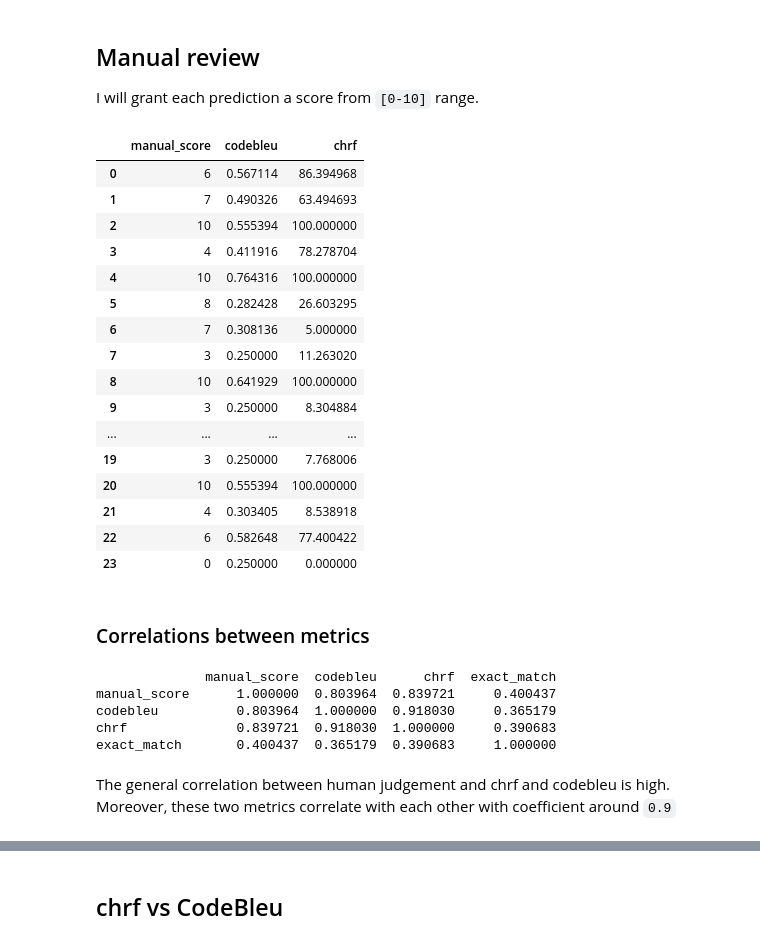
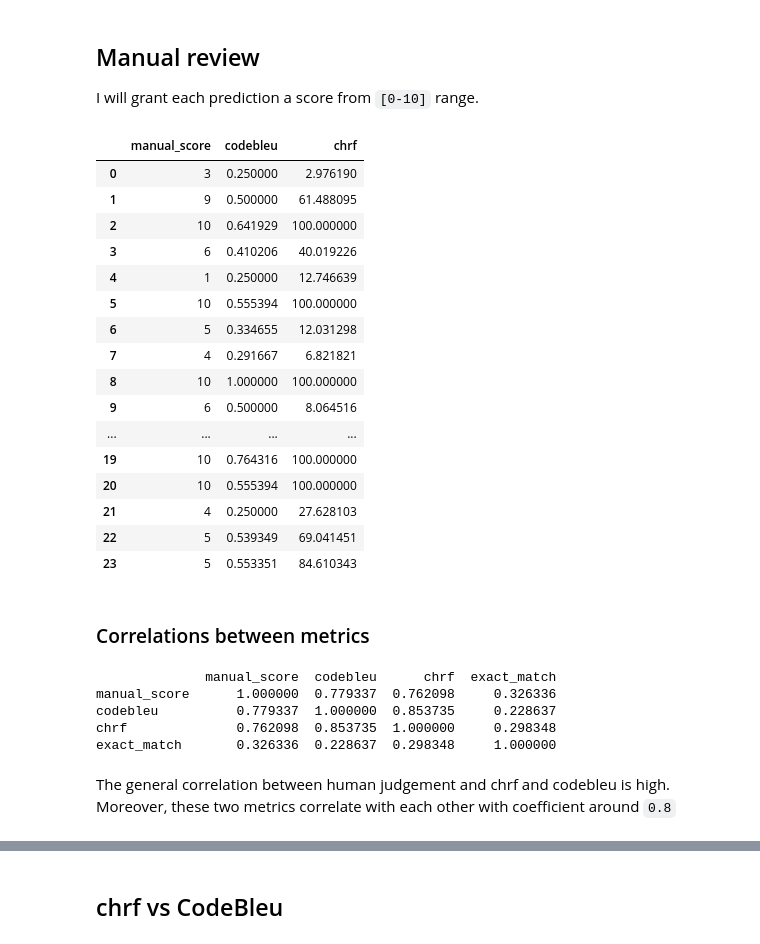
Before and after one commit to SzymonKozl/jetbrains_ai_evaluation_2025, a Jupyter notebook: eval.ipynb, the cells around one changed output, grey strips where cells are left out. Saved outputs shown, nothing was run; the diff lists cells and outputs as text; code cells hidden in the pictures.

```diff
--- a/eval.ipynb
+++ b/eval.ipynb
@@ -186,38 +229,38 @@ In this case, the CodeBleu might not be as accurate as in whole corpus case as w
 ## Manual review
 I will grant each prediction a score from `[0-10]` range.
 # %%
-frame['manual_score'] = [6, 7, 10, 4, 10, 8, 7, 3, 10, 3] + [10, 4, 0, 4, 4, 10, 0, 0, 7, 3] + [10, 4, 6, 0]
+frame['manual_score'] = [3, 9, 10, 6, 1, 10, 5, 4, 10, 6] + [4, 3, 2, 5, 4, 0, 3, 5, 6, 10] + [10, 4, 5, 5]
 frame[['manual_score', 'codebleu', 'chrf']]
 # %% [output]
 |  | manual_score | codebleu | chrf |
-| 0 | 6 | 0.567114 | 86.394968 |
-| 1 | 7 | 0.490326 | 63.494693 |
-| 2 | 10 | 0.555394 | 100.000000 |
-| 3 | 4 | 0.411916 | 78.278704 |
-| 4 | 10 | 0.764316 | 100.000000 |
-| 5 | 8 | 0.282428 | 26.603295 |
-| 6 | 7 | 0.308136 | 5.000000 |
-| 7 | 3 | 0.250000 | 11.263020 |
-| 8 | 10 | 0.641929 | 100.000000 |
-| 9 | 3 | 0.250000 | 8.304884 |
+| 0 | 3 | 0.250000 | 2.976190 |
+| 1 | 9 | 0.500000 | 61.488095 |
+| 2 | 10 | 0.641929 | 100.000000 |
+| 3 | 6 | 0.410206 | 40.019226 |
+| 4 | 1 | 0.250000 | 12.746639 |
+| 5 | 10 | 0.555394 | 100.000000 |
+| 6 | 5 | 0.334655 | 12.031298 |
+| 7 | 4 | 0.291667 | 6.821821 |
+| 8 | 10 | 1.000000 | 100.000000 |
+| 9 | 6 | 0.500000 | 8.064516 |
 | ... | ... | ... | ... |
-| 19 | 3 | 0.250000 | 7.768006 |
+| 19 | 10 | 0.764316 | 100.000000 |
 | 20 | 10 | 0.555394 | 100.000000 |
-| 21 | 4 | 0.303405 | 8.538918 |
-| 22 | 6 | 0.582648 | 77.400422 |
-| 23 | 0 | 0.250000 | 0.000000 |
+| 21 | 4 | 0.250000 | 27.628103 |
+| 22 | 5 | 0.539349 | 69.041451 |
+| 23 | 5 | 0.553351 | 84.610343 |
 # %% [markdown]
 ### Correlations between metrics
 # %%
 print(frame[["manual_score", "codebleu", "chrf", "exact_match"]].corr())
 # %% [output]
               manual_score  codebleu      chrf  exact_match
-manual_score      1.000000  0.803964  0.839721     0.400437
-codebleu          0.803964  1.000000  0.918030     0.365179
-chrf              0.839721  0.918030  1.000000     0.390683
-exact_match       0.400437  0.365179  0.390683     1.000000
+manual_score      1.000000  0.779337  0.762098     0.326336
+codebleu          0.779337  1.000000  0.853735     0.228637
+chrf              0.762098  0.853735  1.000000     0.298348
+exact_match       0.326336  0.228637  0.298348     1.000000
 # %% [markdown]
-The general correlation between human judgement and chrf and codebleu is high. Moreover, these two metrics correlate with each other with coefficient around `0.9`
+The general correlation between human judgement and chrf and codebleu is high. Moreover, these two metrics correlate with each other with coefficient around `0.8`
 # %%
 from matplotlib import pyplot as plt
 import numpy as np
```
Also changed, not shown: parts of 13 cells of this notebook, 4 other files.
